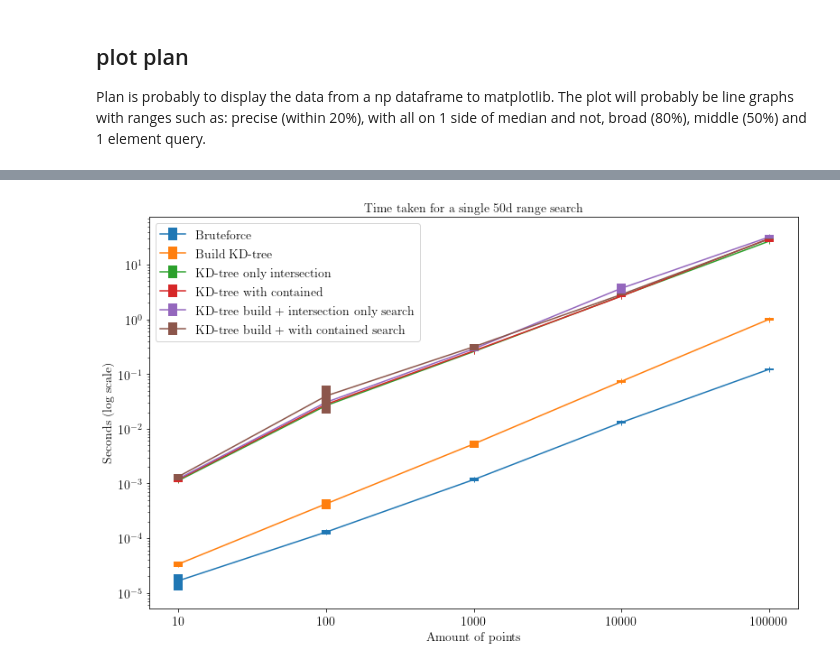
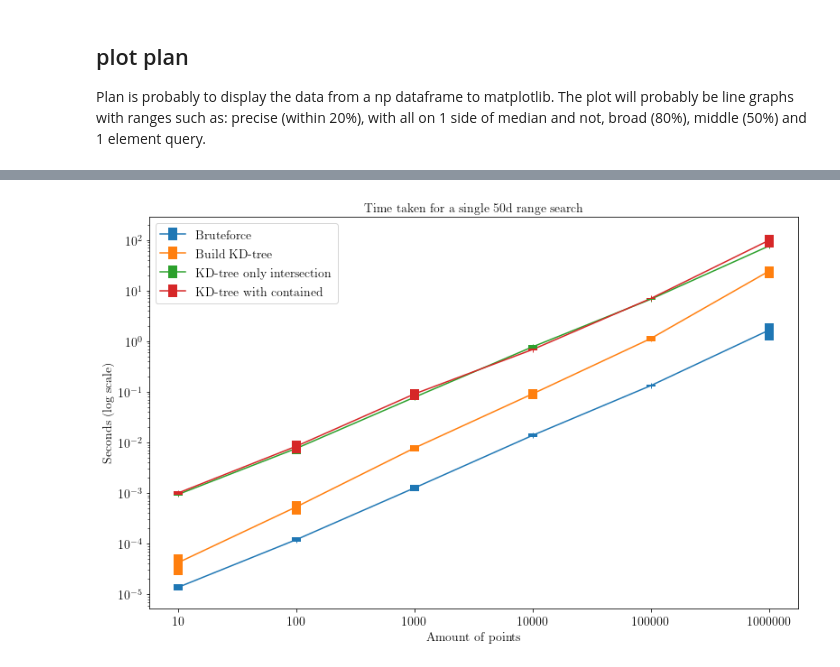
Before and after one commit to maradude/aps-assignment, a Jupyter notebook: Task53.ipynb, the cells around one changed output, grey strips where cells are left out. Saved outputs shown, nothing was run; the diff lists cells and outputs as text; code cells hidden in the pictures.

```diff
--- a/Task53.ipynb
+++ b/Task53.ipynb
@@ -27,6 +25,6 @@ n_sizes = [d2n10, d2n100, d2n1_000, d2n10_000, d2n100_000]#, d2n1_000_000]
 # %%
 def create_test_ns(d):
-    return [random_coords(10**i, d) for i in range(1,6)]
+    return [random_coords(10**i, d) for i in range(1,7)]
 # %%
 lbound, ubound = (250, 250), (600, 600)
 lbound, ubound = [250]*2, [600]*2
@@ -208,8 +118,8 @@ def print_thing(r, nam):
 # %%
 def try_bounds(es, lo, up, d):
     l, u = [lo]*d, [up]*d
-    funcs = [bruteforce, build_kd_tree, kd_tree_without_contained, kd_tree_with_contained,
-         kd_tree_without_contained_plus_build, kd_tree_with_contained_plus_build]
+    funcs = [bruteforce, build_kd_tree, kd_tree_without_contained, kd_tree_with_contained]
+#         kd_tree_without_contained_plus_build, kd_tree_with_contained_plus_build]
     return [(f.__name__, print_thing(f(es, l, u), f.__name__)) for f in funcs]
 # %%
 dis2 = try_bounds(n_sizes, 250, 600, 2)
@@ -341,8 +213,8 @@ Plan is probably to display the data from a np dataframe to matplotlib. The plot
 # %%
 %matplotlib inline
 # %%
-names = ["Bruteforce", "Build KD-tree", "KD-tree only intersection", "KD-tree with contained",
-         "KD-tree build + intersection only search", "KD-tree build + with contained search"]
+names = ["Bruteforce", "Build KD-tree", "KD-tree only intersection", "KD-tree with contained"]
+#         "KD-tree build + intersection only search", "KD-tree build + with contained search"]
 # %%
 def draw_plot(n, data, title):
     fig, ax = plt.subplots()
@@ -379,7 +247,7 @@ draw_plot(6, dis100, "Time taken for a single 100d range search")
 # %%
-draw_plot(6, dis50, "Time taken for a single 50d range search")
+draw_plot(7, dis50, "Time taken for a single 50d range search")
 # %% [output]
-[figure, old version]
+[figure, new version]
 # %%
 #plt.tight_layout()
 #format_axes(ax)
```
Also changed, not shown: parts of 18 cells of this notebook, 14 other files.
